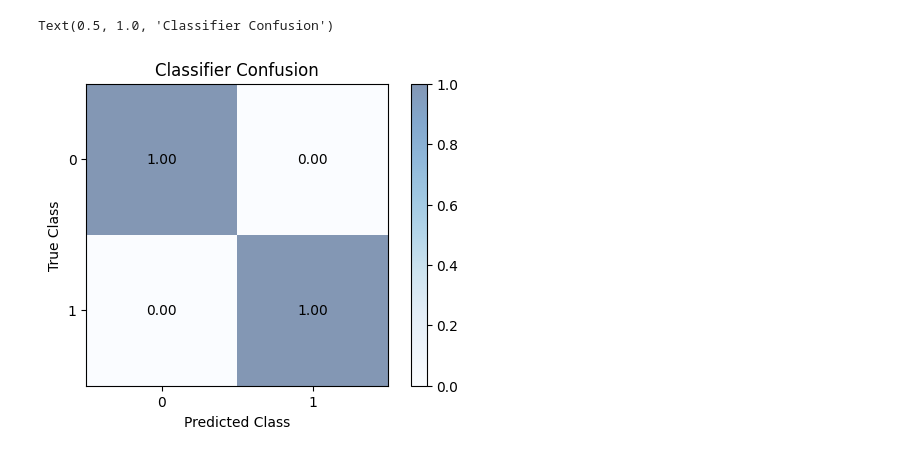
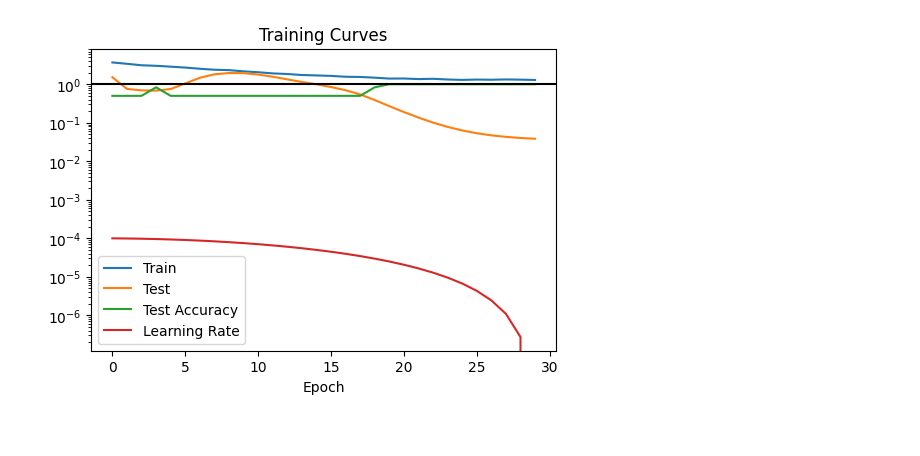
Before and after one commit to nmmodi5/HoloSpaceSSVEP, a Jupyter notebook: examples/fbcsp_dev.ipynb, the cells around one changed output. Saved outputs shown, nothing was run; the diff lists cells and outputs as text; code cells hidden in the pictures.

```diff
--- a/examples/fbcsp_dev.ipynb
+++ b/examples/fbcsp_dev.ipynb
@@ -25,5 +20,5 @@ with open( data_fname, 'r' ) as data_file:
 eeg_trials = np.array( [ s[ 'sample' ][ 'data' ] for s in samples ] ).swapaxes( 1, 2 )
 eeg_labels = np.array( [ int( s[ 'trigger' ][ 'value' ] ) for s in samples ] )
 
-train_dset = ( eeg_trials[:40, ...], eeg_labels[:40, ...] )
-test_dset = ( eeg_trials[40:, ...], eeg_labels[40:, ...] )
+# Test single precision mode
+eeg_trials = eeg_trials.astype( np.float32 )
@@ -45,7 +76,7 @@ params = ShallowFBCSPParameters(
     batch_norm = True,
     batch_norm_alpha = 0.1,
     drop_prob = 0.5,
-    single_precision = False
+    single_precision = True
 )
 
 net = ShallowFBCSPNet( params )
@@ -74,2 +105,3 @@ Model output: ( batch x 2 classes x 467 crops, dtype=torch.float64 )
 # %%
+train_dset, test_dset = balance_dataset( ( eeg_trials, eeg_labels ), ( 0.8, 0.2 ) )
 train_info = net.train( train_dset, test_dset, progress = True )
@@ -92,38 +108,8 @@ Text(0.5, 1.0, 'Training Curves')
-# %%
-test_feats, test_labels = test_dset
-decode = net.inference( test_feats ).argmax( axis = 1 )
-
-classes = list( sorted( set( test_labels ) ) )
-confusion = np.zeros( ( len( classes ), len( classes ) ) )
-
-for true_idx, true_class in enumerate( classes ):
-    class_trials = np.where( np.array( test_labels ) == true_class )[0]
-    for pred_idx, pred_class in enumerate( classes ):
-        num_preds = ( decode[ class_trials ] == pred_class ).sum().item()
-        confusion[ true_idx, pred_idx ] = num_preds / len( class_trials )
-
-fig, ax = plt.subplots( dpi = 100 )
-corners = np.arange( len( classes ) + 1 ) - 0.5
-im = ax.pcolormesh(
-    corners, corners, confusion, alpha = 0.5,
-    cmap = plt.cm.Blues, vmin = 0.0, vmax = 1.0
-)
-
-for row_idx, row in enumerate( confusion ):
-    for col_idx, freq in enumerate( row ):
-        ax.annotate(
-            f'{freq:0.2f}', ( col_idx, row_idx ),
-            ha = 'center', va = 'center'
-        )
-
-ax.set_aspect( 'equal' )
-ax.set_xticks( classes )
-ax.set_yticks( classes )
-ax.set_ylabel( 'True Class' )
-ax.set_xlabel( 'Predicted Class' )
-ax.invert_yaxis( )
-fig.colorbar( im )
-ax.set_title( 'Classifier Confusion' )
-# %% [output]
-Text(0.5, 1.0, 'Classifier Confusion')
-[figure, removed]
+# %%
+import matplotlib.pyplot as plt
+from hololight.shallowfbcspnet import plot_train_info_mpl
+
+fig, ax = plt.subplots( dpi = 100, figsize = ( 6.0, 4.0 ) )
+plot_train_info_mpl( train_info, ax )
+# %% [output]
+[figure, added]
```
Also changed, not shown: parts of 6 cells of this notebook, 2 other files.
